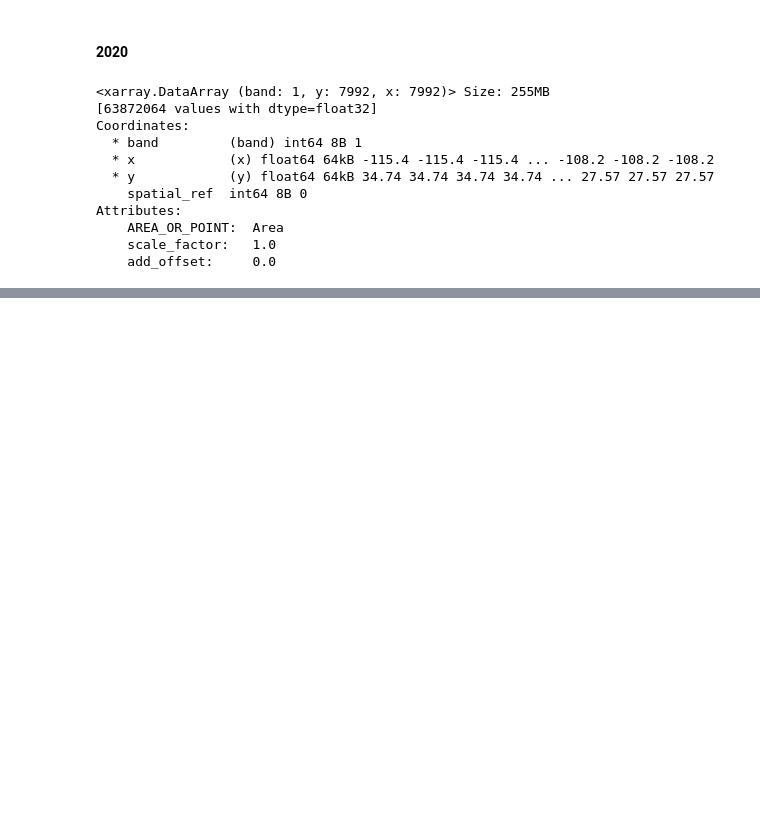
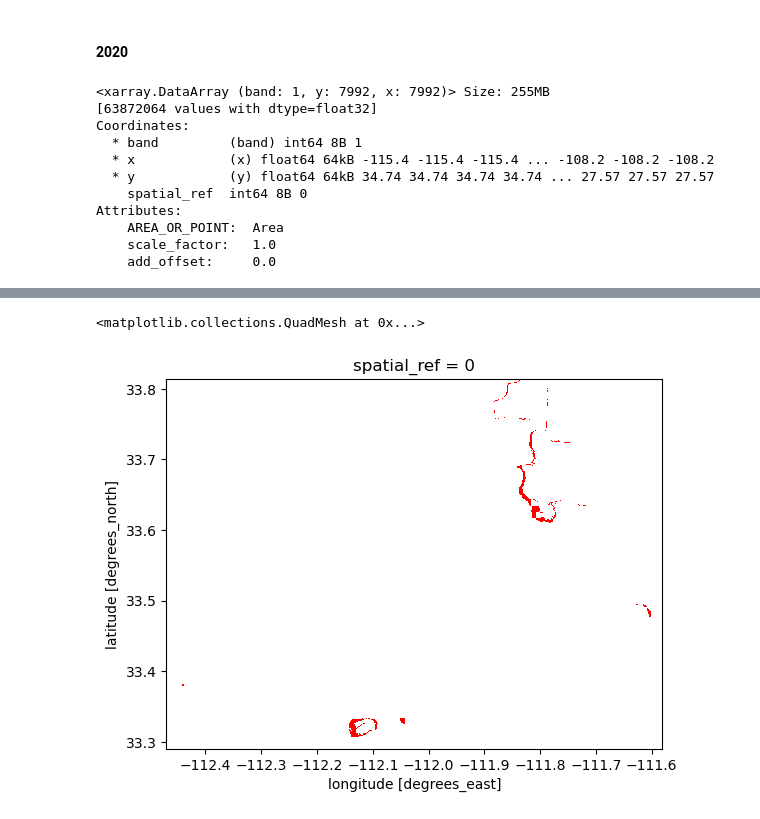
Before and after one commit to mmyiv/Changes-in-Biodiversity-Intactness-in-Arizona, a Jupyter notebook: biodiversity_impact.ipynb, the cells around one changed output, grey strips where cells are left out. Drawn from its saved outputs; the diff is of its cells as text; code cells hidden in the pictures; blank space fills up the shorter version.

```diff
--- a/biodiversity_impact.ipynb
+++ b/biodiversity_impact.ipynb
@@ -222,0 +203,3 @@ bio_2020_clip.plot()
+# %%
+# Identify BII values greater than 0.75 for both years
+bio_2017_bii = (bio_2017_clip >= 0.75).astype(int)
@@ -222,0 +221,3 @@ bio_2020_clip.plot()
+# %%
+# Identify BII values greater than 0.75 for 2020
+bio_2020_bii = (bio_2020_clip >= 0.75).astype(int)
@@ -222,0 +239,3 @@ bio_2020_clip.plot()
+# %%
+# Calculate loss from 2017 to 2020
+pct_diff = bio_2017_bii - bio_2020_bii
@@ -222,0 +246,23 @@ bio_2020_clip.plot()
+# %%
+# Have BII >0.75 in 2017 set to 1 as it represents bii loss
+bii_loss = pct_diff == 1
+
+# Convert to integer to actually be able to plot
+bii_loss = bii_loss.astype(int)
+
+# Apply cmap to plot
+
+# Make dictionary of colors
+colors = {
+    0: "none",        # No Data
+    1: "red",         # Bii loss
+}
+
+# Create a ListedColormap
+cmap = ListedColormap([colors[key] for key in sorted(colors.keys())])
+
+# View updated inital plot
+bii_loss.plot(cmap = cmap, add_colorbar = False)
+# %% [output]
+<matplotlib.collections.QuadMesh at 0x...>
+[figure, added]
```
Also changed, not shown: parts of 19 cells of this notebook.
